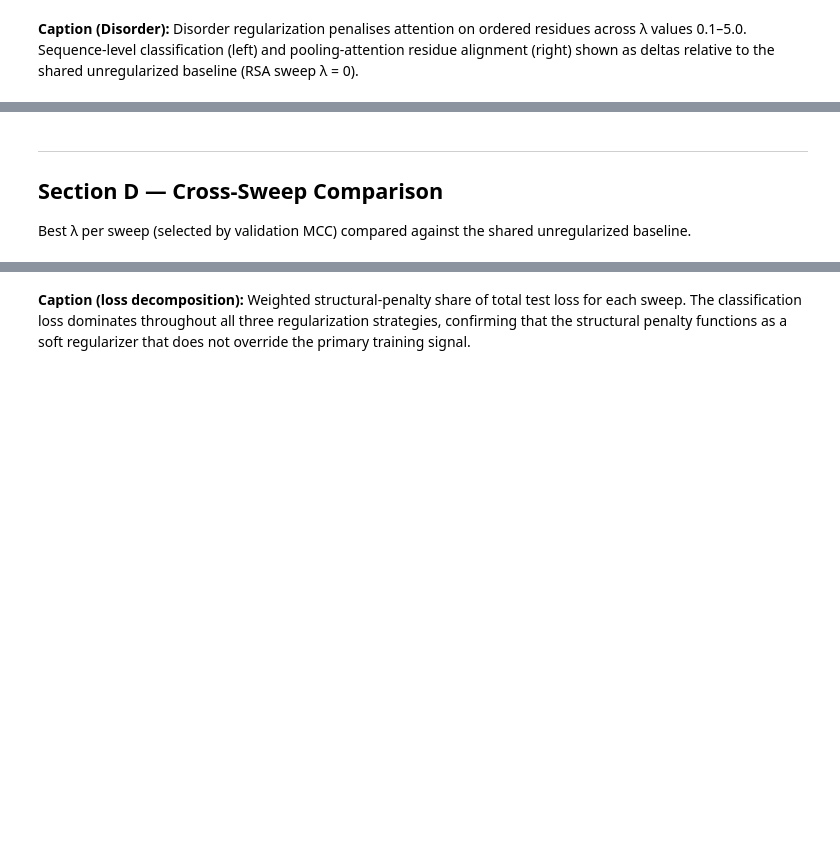
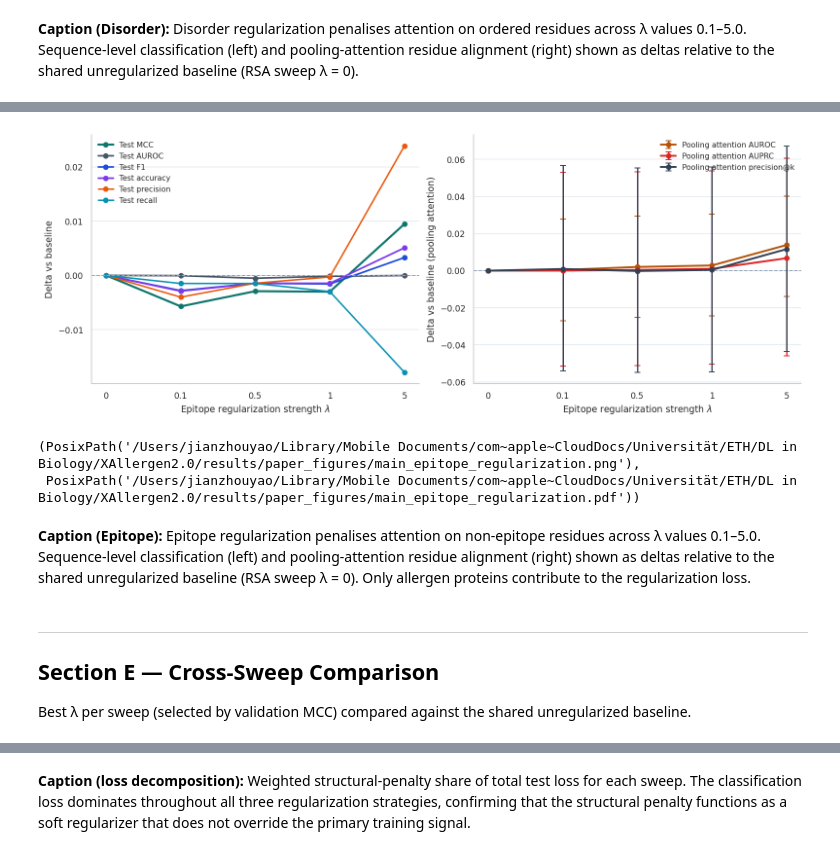
Before and after one commit to Jeffateth/XAllergen2.0, a Jupyter notebook: notebooks/14_visualize_structural_regularization.ipynb, the cells around one changed output, grey strips where cells are left out. Drawn from its saved outputs; the diff is of its cells as text; code cells hidden in the pictures; blank space fills up the shorter version.

```diff
--- a/notebooks/14_visualize_structural_regularization.ipynb
+++ b/notebooks/14_visualize_structural_regularization.ipynb
@@ -370,6 +401,18 @@ plot_sweep_panels(
+# %%
+plot_sweep_panels(
+    epitope_summary, epitope_residue_ci,
+    xlabel_prefix="Epitope",
+    save_stem="main_epitope_regularization",
+)
+# %% [output]
+[figure, added]
+(PosixPath('/Users/jianzhouyao/Library/Mobile Documents/com~apple~CloudDocs/Universität/ETH/DL in Biology/XAllergen2.0/results/paper_figures/main_epitope_regularization.png'),
+ PosixPath('/Users/jianzhouyao/Library/Mobile Documents/com~apple~CloudDocs/Universität/ETH/DL in Biology/XAllergen2.0/results/paper_figures/main_epitope_regularization.pdf'))
+# %% [markdown]
+**Caption (Epitope):** Epitope regularization penalises attention on non-epitope residues across λ values 0.1–5.0. Sequence-level classification (left) and pooling-attention residue alignment (right) shown as deltas relative to the shared unregularized baseline (RSA sweep λ = 0). Only allergen proteins contribute to the regularization loss.
 # %% [markdown]
 ---
-## Section D — Cross-Sweep Comparison
+## Section E — Cross-Sweep Comparison
 
 Best λ per sweep (selected by validation MCC) compared against the shared unregularized baseline.
 # %%
```
Also changed, not shown: parts of 10 cells of this notebook, 13 other files.
